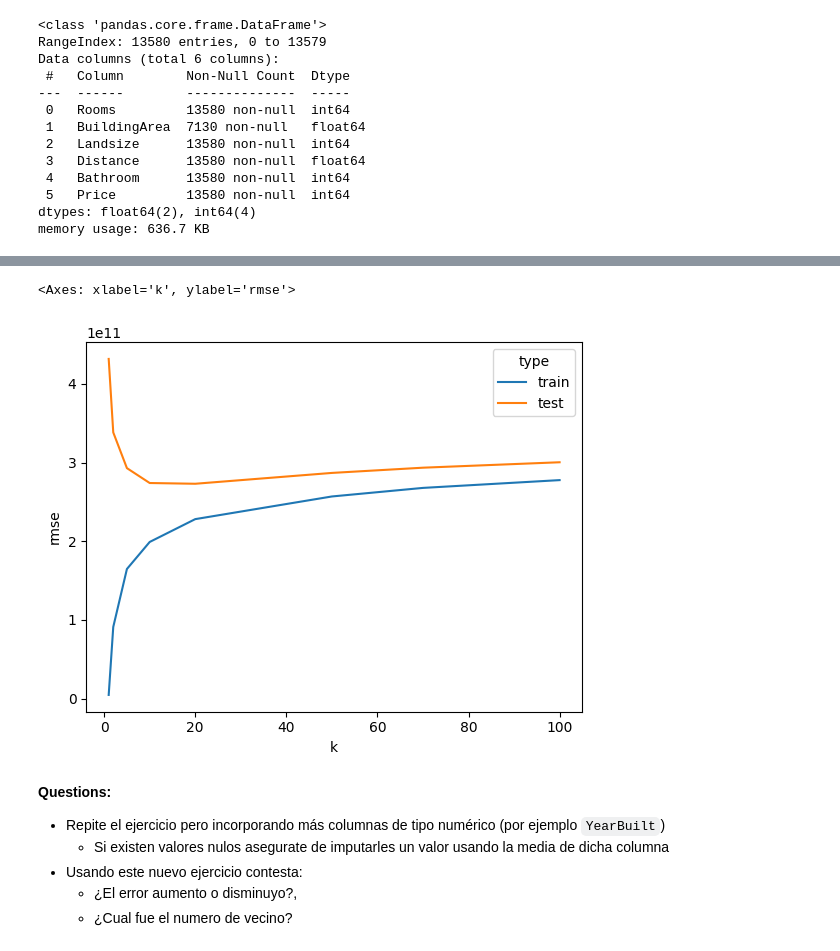
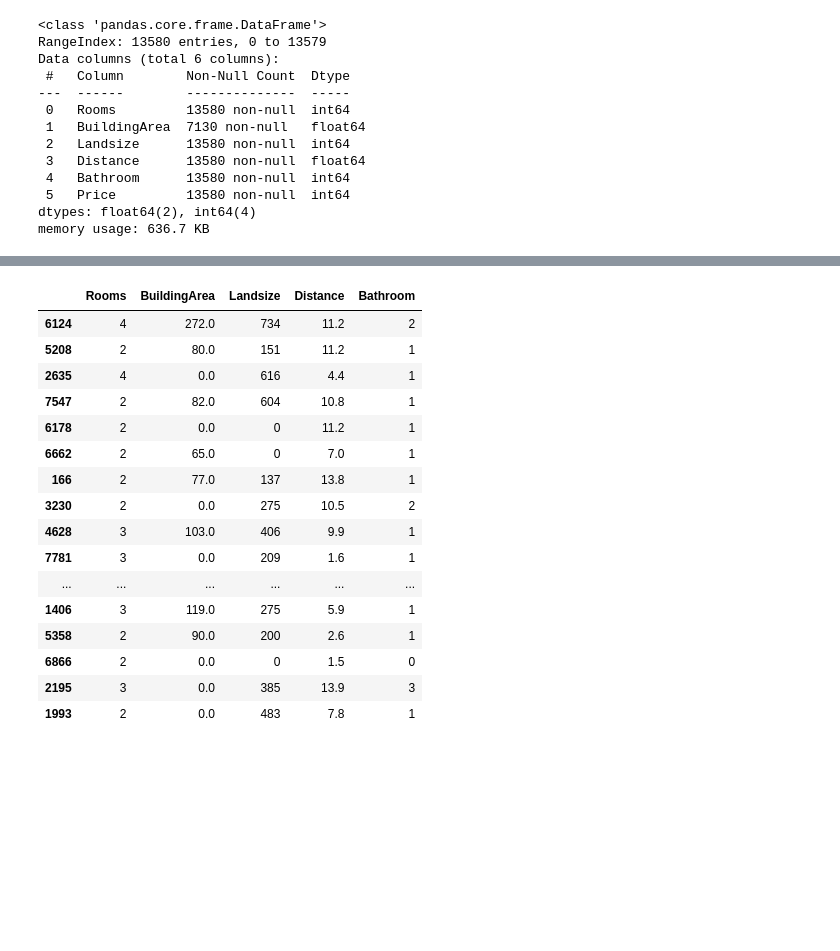
Before and after one commit to czammar/ai_programming_foundations, a Jupyter notebook: notebooks/05b_train_ml_transformations.ipynb, the cells around one changed output, grey strips where cells are left out. Saved outputs shown, nothing was run; the diff lists cells and outputs as text; code cells hidden in the pictures; blank space fills up the shorter version.

```diff
--- a/notebooks/05b_train_ml_transformations.ipynb
+++ b/notebooks/05b_train_ml_transformations.ipynb
@@ -471,19 +202,20 @@ knn_errors
-# %%
-sns.lineplot(
-    pd.concat([knn_errors_train, knn_errors_test]),
-    x="k",
-    y="rmse",
-    hue="type",
-    markers=True, dashes=True
-)
-# %% [output]
-<Axes: xlabel='k', ylabel='rmse'>
-[figure, removed]
-# %% [markdown]
-**Questions:**
-
-* Repite el ejercicio pero incorporando más columnas de tipo numérico (por ejemplo `YearBuilt`)
-  * Si existen valores nulos asegurate de imputarles un valor usando la media de dicha columna
-* Usando este nuevo ejercicio contesta:
-  * ¿El error aumento o disminuyo?,
-  * ¿Cual fue el numero de vecino?
+# %%
+X_test.sample(20)
+# %% [output]
+|  | Rooms | BuildingArea | Landsize | Distance | Bathroom |
+| 6124 | 4 | 272.0 | 734 | 11.2 | 2 |
+| 5208 | 2 | 80.0 | 151 | 11.2 | 1 |
+| 2635 | 4 | 0.0 | 616 | 4.4 | 1 |
+| 7547 | 2 | 82.0 | 604 | 10.8 | 1 |
+| 6178 | 2 | 0.0 | 0 | 11.2 | 1 |
+| 6662 | 2 | 65.0 | 0 | 7.0 | 1 |
+| 166 | 2 | 77.0 | 137 | 13.8 | 1 |
+| 3230 | 2 | 0.0 | 275 | 10.5 | 2 |
+| 4628 | 3 | 103.0 | 406 | 9.9 | 1 |
+| 7781 | 3 | 0.0 | 209 | 1.6 | 1 |
+| ... | ... | ... | ... | ... | ... |
+| 1406 | 3 | 119.0 | 275 | 5.9 | 1 |
+| 5358 | 2 | 90.0 | 200 | 2.6 | 1 |
+| 6866 | 2 | 0.0 | 0 | 1.5 | 0 |
+| 2195 | 3 | 0.0 | 385 | 13.9 | 3 |
+| 1993 | 2 | 0.0 | 483 | 7.8 | 1 |
```
Also changed, not shown: parts of 113 cells of this notebook.
